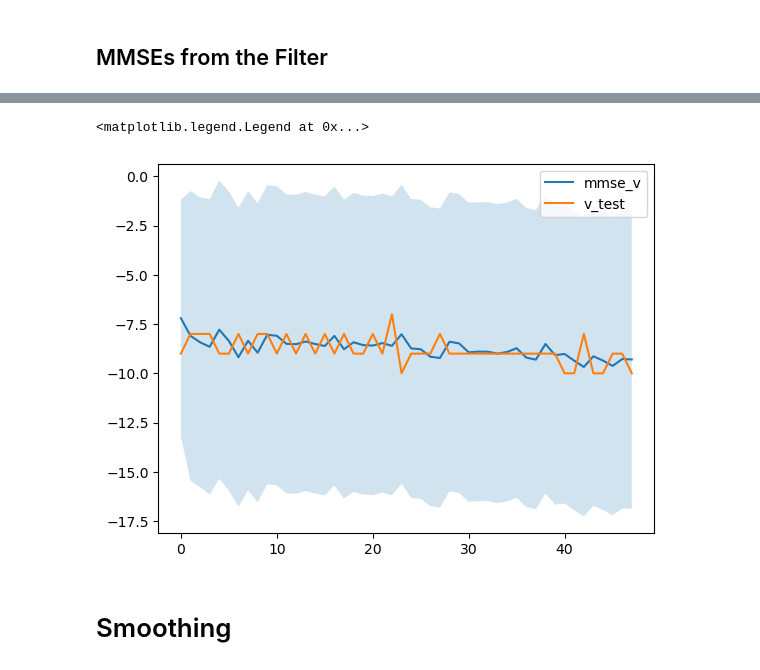
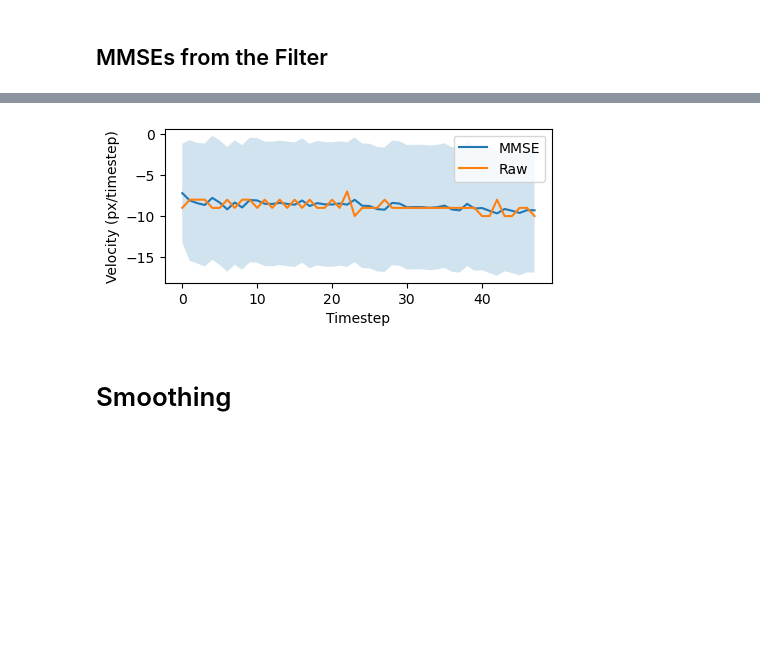
Before and after one commit to thinhhoang95/smoothie, a Jupyter notebook: SmoothIE_KLM_With_GMKF_KLM_Y_TF_PROTOTYPE.ipynb, the cells around one changed output, grey strips where cells are left out. Drawn from its saved outputs; the diff is of its cells as text; code cells hidden in the pictures; blank space fills up the shorter version.

```diff
--- a/SmoothIE_KLM_With_GMKF_KLM_Y_TF_PROTOTYPE.ipynb
+++ b/SmoothIE_KLM_With_GMKF_KLM_Y_TF_PROTOTYPE.ipynb
@@ -650,13 +673,16 @@ plt.legend(['mmse_y', 'y_test'])
 # %%
 # velocity v
-plt.plot(mmse_v)
-plt.plot(y_test[2:] - y_test[1:-1])
+plt.figure(figsize=(5,2))
+plt.plot(mmse_v, label='MMSE')
+plt.plot(y_test[2:] - y_test[1:-1], label='Raw')
 # draw confidence interval
 plt.fill_between(np.arange(mmse_v.shape[0]), mmse_v - 2 * mmse_v_std, mmse_v + 2 * mmse_v_std, alpha=0.2)
-plt.legend(['mmse_v', 'v_test'])
+plt.legend()
+plt.xlabel('Timestep')
+plt.ylabel('Velocity (px/timestep)')
+plt.savefig('mmse_v.pdf', bbox_inches='tight')
 # %% [output]
-<matplotlib.legend.Legend at 0x...>
-[figure, old version]
+[figure, new version]
 # %% [markdown]
 # Smoothing
 # %%
```
Also changed, not shown: parts of 8 cells of this notebook, 10 other files.
